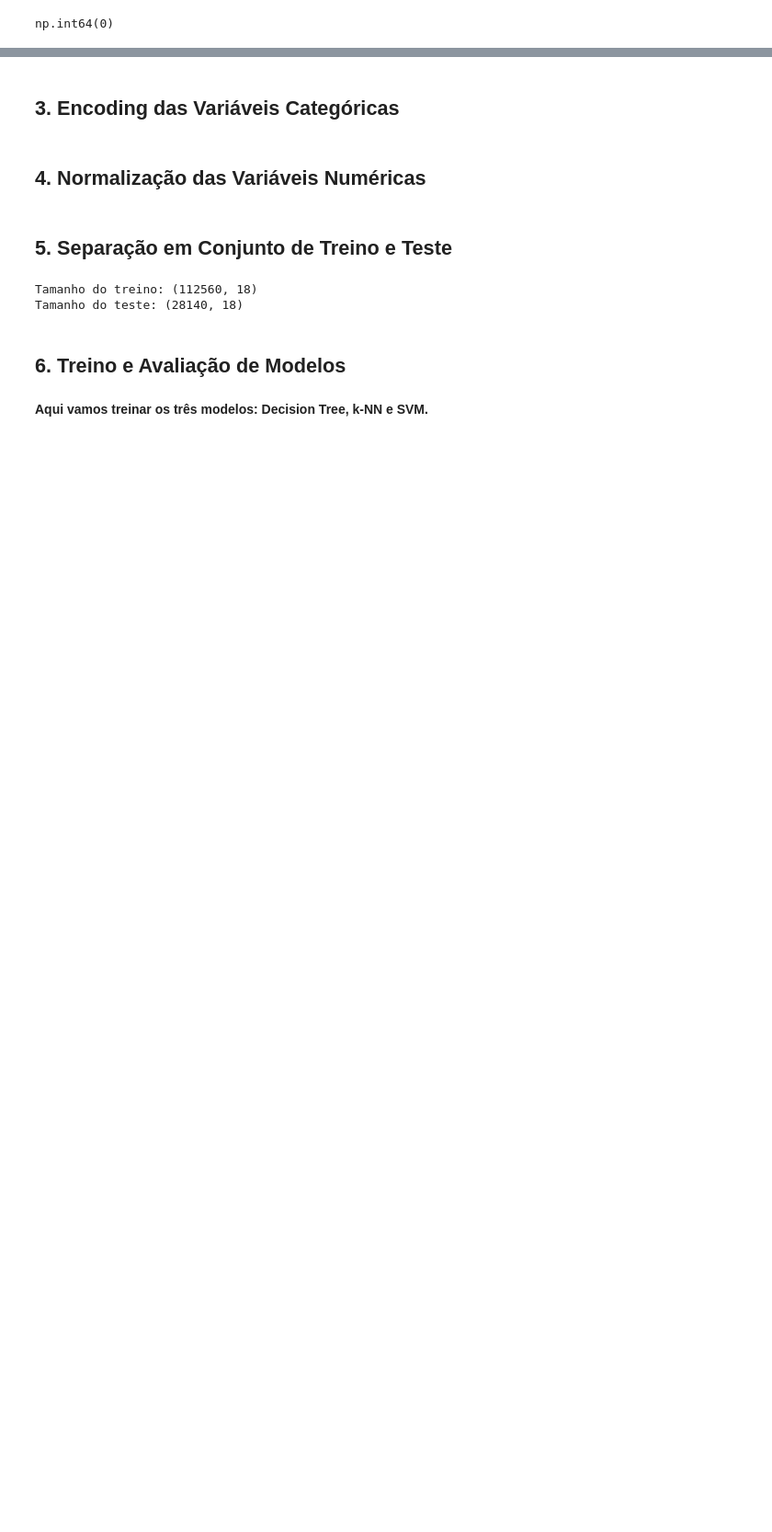
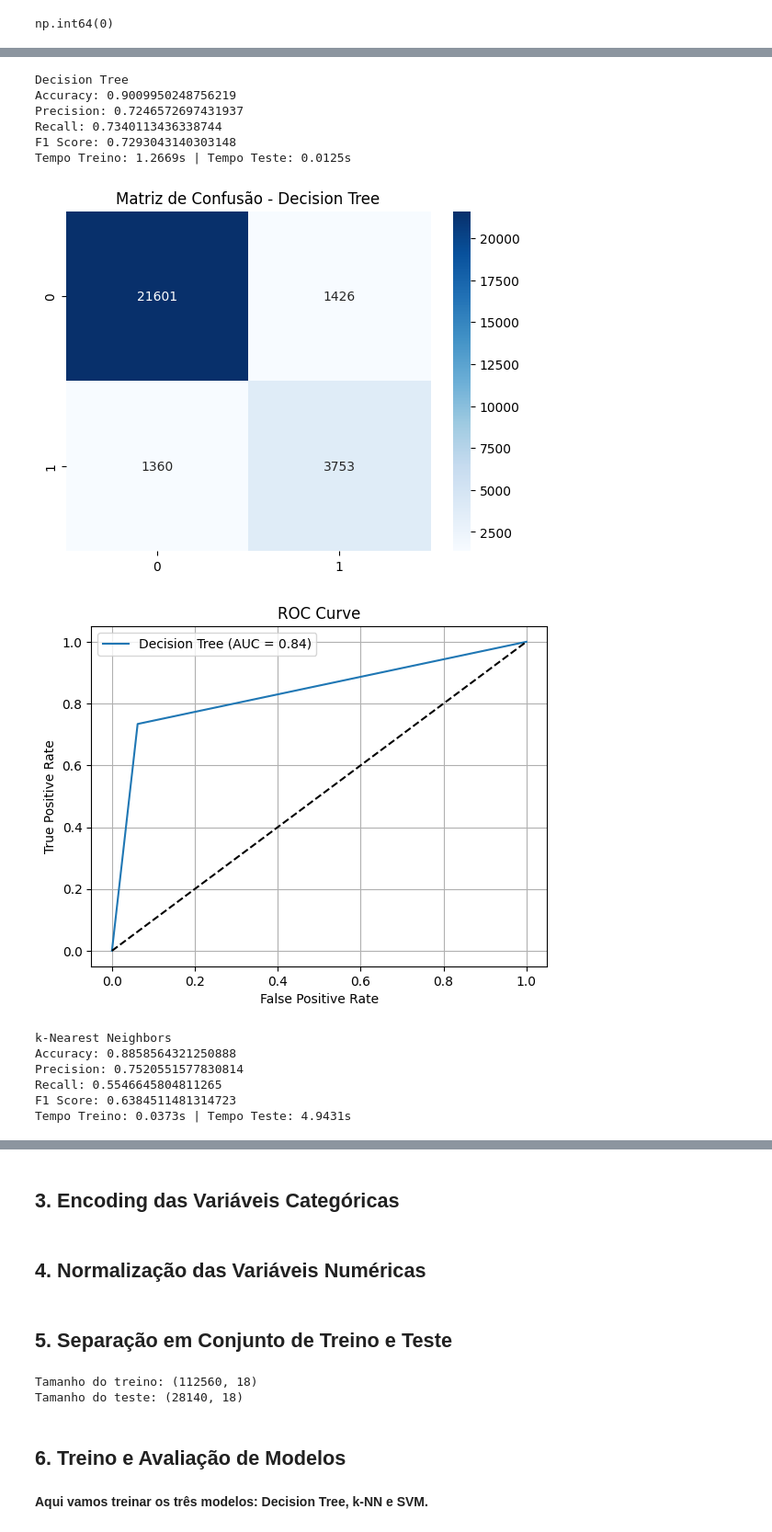
Before and after one commit to franciscoafonso04/IA-Vault, a Jupyter notebook: Project2/projeto_mental_health.ipynb, the cells around one changed output, grey strips where cells are left out. Shown: that part at 92% size. Drawn from its saved outputs; the diff is of its cells as text; code cells hidden in the pictures; blank space fills up the shorter version.

```diff
--- a/Project2/projeto_mental_health.ipynb
+++ b/Project2/projeto_mental_health.ipynb
@@ -72,0 +224,60 @@ np.int64(0)
+# %%
+def avaliar_modelo(modelo, nome):
+    start = time.time()
+    modelo.fit(X_train, y_train)
+    tempo_treino = time.time() - start
+
+    start = time.time()
+    y_pred = modelo.predict(X_test)
+    tempo_teste = time.time() - start
+
+    print(f"\n{nome}")
+    print("Accuracy:", accuracy_score(y_test, y_pred))
+    print("Precision:", precision_score(y_test, y_pred))
+    print("Recall:", recall_score(y_test, y_pred))
+    print("F1 Score:", f1_score(y_test, y_pred))
+    print(f"Tempo Treino: {tempo_treino:.4f}s | Tempo Teste: {tempo_teste:.4f}s")
+
+    sns.heatmap(confusion_matrix(y_test, y_pred), annot=True, fmt='d', cmap='Blues')
+    plt.title(f"Matriz de Confusão - {nome}")
+    plt.show()
+
+    if hasattr(modelo, "predict_proba"):
+        y_proba = modelo.predict_proba(X_test)[:,1]
+    else:
+        y_proba = modelo.decision_function(X_test)
+        y_proba = (y_proba - y_proba.min()) / (y_proba.max() - y_proba.min())  # Normalização
+
+    fpr, tpr, _ = roc_curve(y_test, y_proba)
+    auc_score = auc(fpr, tpr)
+    plt.plot(fpr, tpr, label=f"{nome} (AUC = {auc_score:.2f})")
+    plt.plot([0, 1], [0, 1], 'k--')
+    plt.xlabel("False Positive Rate")
+    plt.ylabel("True Positive Rate")
+    plt.title("ROC Curve")
+    plt.legend()
+    plt.grid()
+    plt.show()
+
+    return accuracy_score(y_test, y_pred), f1_score(y_test, y_pred)
+# %%
+acc_f1_scores = {}
+
+acc_f1_scores['Decision Tree'] = avaliar_modelo(DecisionTreeClassifier(random_state=42), "Decision Tree")
+acc_f1_scores['k-NN'] = avaliar_modelo(KNeighborsClassifier(n_neighbors=5), "k-Nearest Neighbors")
+acc_f1_scores['SVM'] = avaliar_modelo(SVC(kernel='rbf', probability=True, random_state=42), "Support Vector Machine")
+# %% [output]
+Decision Tree
+Accuracy: 0.9009950248756219
+Precision: 0.7246572697431937
+Recall: 0.7340113436338744
+F1 Score: 0.7293043140303148
+Tempo Treino: 1.2669s | Tempo Teste: 0.0125s
+[figure, added]
+[figure, added]
+k-Nearest Neighbors
+Accuracy: 0.8858564321250888
+Precision: 0.7520551577830814
+Recall: 0.5546645804811265
+F1 Score: 0.6384511481314723
+Tempo Treino: 0.0373s | Tempo Teste: 4.9431s
```
Also changed, not shown: parts of 14 cells of this notebook.
